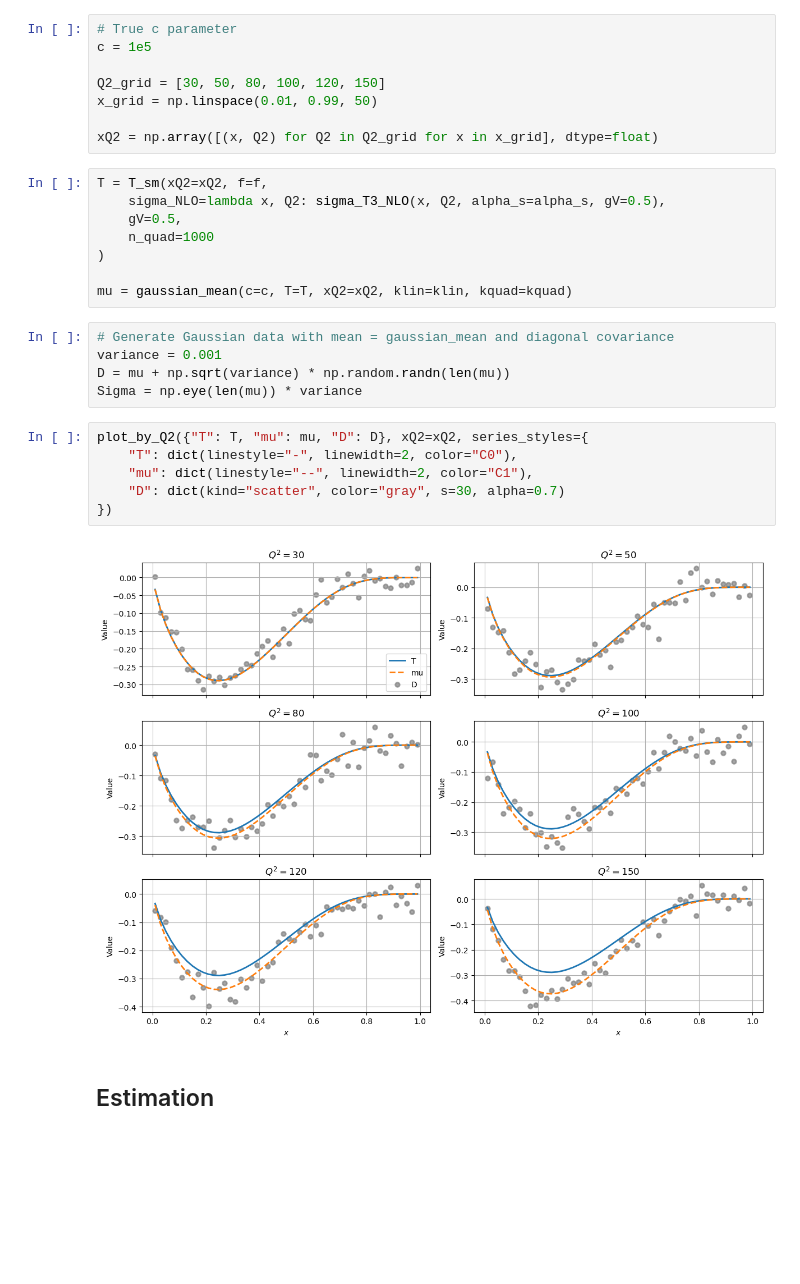
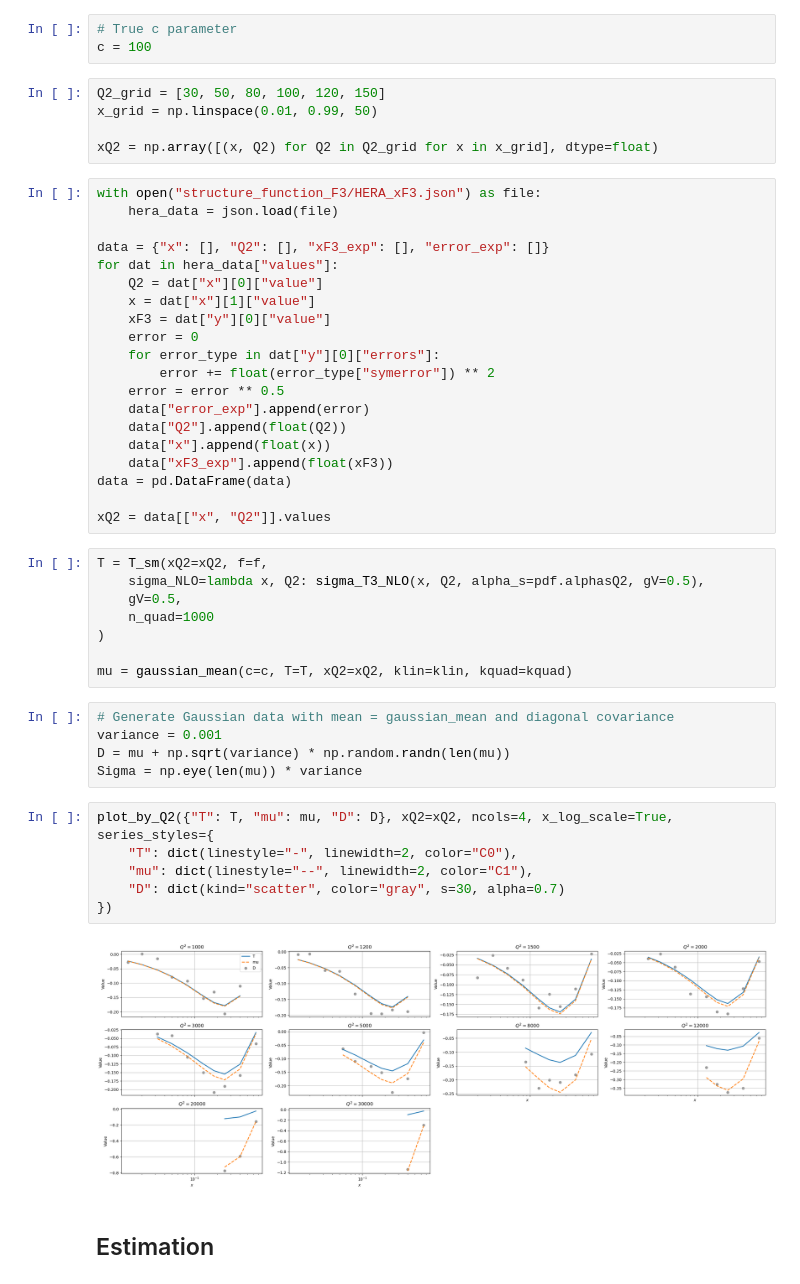
Before and after one commit to richardzhs/Semiparametric_Parameter_Estimation_PDF, a Jupyter notebook: real-model-demo.ipynb, the cells around one changed output. Cells and saved outputs as stored; diff of their text form; blank space fills up the shorter version.

Commit message:
add real data

```diff
--- a/real-model-demo.ipynb
+++ b/real-model-demo.ipynb
@@ -1040,17 +1066,37 @@ plt.show()
 [figure]
 # %% [markdown]
 ## Generate Data
+# %%
+# True c parameter
+c = 100
 # %%
-# True c parameter
-c = 1e5
-
 Q2_grid = [30, 50, 80, 100, 120, 150]
 x_grid = np.linspace(0.01, 0.99, 50)
 
 xQ2 = np.array([(x, Q2) for Q2 in Q2_grid for x in x_grid], dtype=float)
+# %%
+with open("structure_function_F3/HERA_xF3.json") as file:
+    hera_data = json.load(file)
+
+data = {"x": [], "Q2": [], "xF3_exp": [], "error_exp": []}
+for dat in hera_data["values"]:
+    Q2 = dat["x"][0]["value"]
+    x = dat["x"][1]["value"]
+    xF3 = dat["y"][0]["value"]
+    error = 0
+    for error_type in dat["y"][0]["errors"]:
+        error += float(error_type["symerror"]) ** 2
+    error = error ** 0.5
+    data["error_exp"].append(error)
+    data["Q2"].append(float(Q2))
+    data["x"].append(float(x))
+    data["xF3_exp"].append(float(xF3))
+data = pd.DataFrame(data)
+
+xQ2 = data[["x", "Q2"]].values
 # %%
 T = T_sm(xQ2=xQ2, f=f,
-    sigma_NLO=lambda x, Q2: sigma_T3_NLO(x, Q2, alpha_s=alpha_s, gV=0.5),
+    sigma_NLO=lambda x, Q2: sigma_T3_NLO(x, Q2, alpha_s=pdf.alphasQ2, gV=0.5),
     gV=0.5,
     n_quad=1000
 )
@@ -1062,13 +1108,13 @@ variance = 0.001
 D = mu + np.sqrt(variance) * np.random.randn(len(mu))
 Sigma = np.eye(len(mu)) * variance
 # %%
-plot_by_Q2({"T": T, "mu": mu, "D": D}, xQ2=xQ2, series_styles={
+plot_by_Q2({"T": T, "mu": mu, "D": D}, xQ2=xQ2, ncols=4, x_log_scale=True, series_styles={
     "T": dict(linestyle="-", linewidth=2, color="C0"),
     "mu": dict(linestyle="--", linewidth=2, color="C1"),
     "D": dict(kind="scatter", color="gray", s=30, alpha=0.7)
 })
 # %% [output]
-[figure, old version]
+[figure, new version]
 # %% [markdown]
 ## Estimation
 # %%
```
Also changed, not shown: parts of 18 cells of this notebook, 9 other files.
